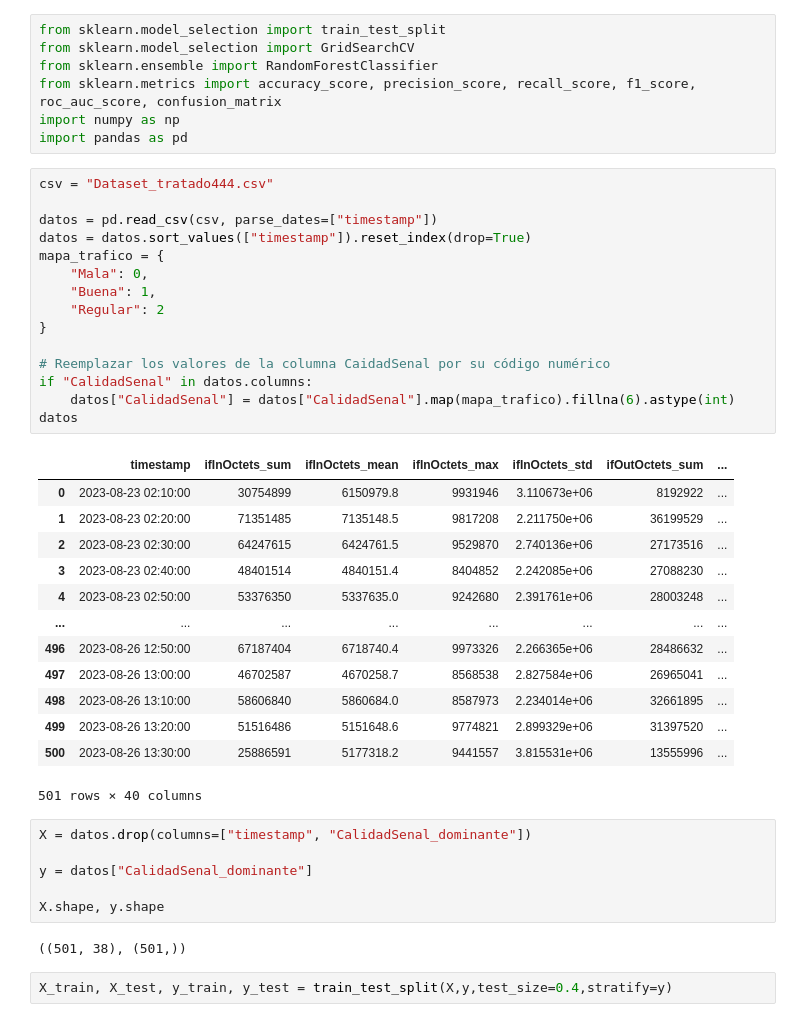
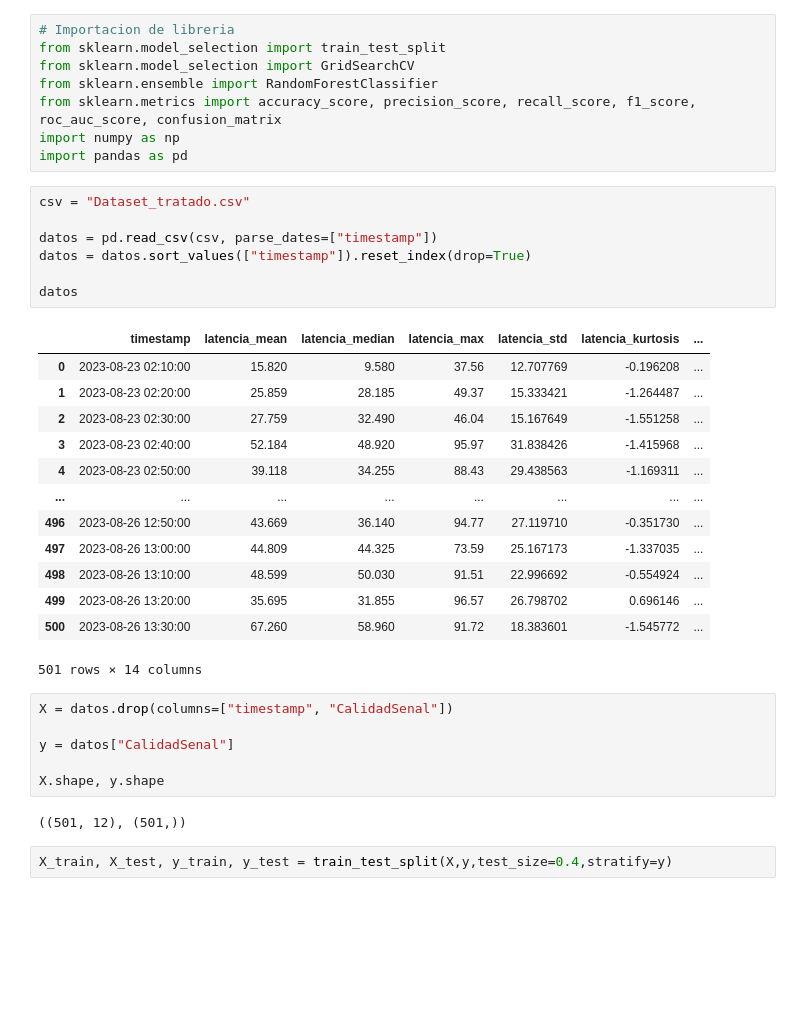
Before and after one commit to Fernandez-Ser/Proyecto, a Jupyter notebook: Proyecto01_Hparametros.ipynb, the cells around one changed output. Cells and saved outputs as stored; diff of their text form; blank space fills up the shorter version.

```diff
--- a/Proyecto01_Hparametros.ipynb
+++ b/Proyecto01_Hparametros.ipynb
@@ -1,4 +1,5 @@
 # %%
+# Importacion de libreria
 from sklearn.model_selection import train_test_split
 from sklearn.model_selection import GridSearchCV
 from sklearn.ensemble import RandomForestClassifier
@@ -6,42 +7,34 @@ from sklearn.metrics import accuracy_score, precision_score, recall_score, f1_sc
 import numpy as np
 import pandas as pd
 # %%
-csv = "Dataset_tratado444.csv"
+csv = "Dataset_tratado.csv"
 
 datos = pd.read_csv(csv, parse_dates=["timestamp"])
 datos = datos.sort_values(["timestamp"]).reset_index(drop=True)
-mapa_trafico = {
-    "Mala": 0,
-    "Buena": 1,
-    "Regular": 2
-}
 
-# Reemplazar los valores de la columna CaidadSenal por su código numérico
-if "CalidadSenal" in datos.columns:
-    datos["CalidadSenal"] = datos["CalidadSenal"].map(mapa_trafico).fillna(6).astype(int)
 datos
 # %% [output]
-|  | timestamp | ifInOctets_sum | ifInOctets_mean | ifInOctets_max | ifInOctets_std | ifOutOctets_sum | ... |
-| 0 | 2023-08-23 02:10:00 | 30754899 | 6150979.8 | 9931946 | 3.110673e+06 | 8192922 | ... |
-| 1 | 2023-08-23 02:20:00 | 71351485 | 7135148.5 | 9817208 | 2.211750e+06 | 36199529 | ... |
-| 2 | 2023-08-23 02:30:00 | 64247615 | 6424761.5 | 9529870 | 2.740136e+06 | 27173516 | ... |
-| 3 | 2023-08-23 02:40:00 | 48401514 | 4840151.4 | 8404852 | 2.242085e+06 | 27088230 | ... |
-| 4 | 2023-08-23 02:50:00 | 53376350 | 5337635.0 | 9242680 | 2.391761e+06 | 28003248 | ... |
+|  | timestamp | latencia_mean | latencia_median | latencia_max | latencia_std | latencia_kurtosis | ... |
+| 0 | 2023-08-23 02:10:00 | 15.820 | 9.580 | 37.56 | 12.707769 | -0.196208 | ... |
+| 1 | 2023-08-23 02:20:00 | 25.859 | 28.185 | 49.37 | 15.333421 | -1.264487 | ... |
+| 2 | 2023-08-23 02:30:00 | 27.759 | 32.490 | 46.04 | 15.167649 | -1.551258 | ... |
+| 3 | 2023-08-23 02:40:00 | 52.184 | 48.920 | 95.97 | 31.838426 | -1.415968 | ... |
+| 4 | 2023-08-23 02:50:00 | 39.118 | 34.255 | 88.43 | 29.438563 | -1.169311 | ... |
 | ... | ... | ... | ... | ... | ... | ... | ... |
-| 496 | 2023-08-26 12:50:00 | 67187404 | 6718740.4 | 9973326 | 2.266365e+06 | 28486632 | ... |
-| 497 | 2023-08-26 13:00:00 | 46702587 | 4670258.7 | 8568538 | 2.827584e+06 | 26965041 | ... |
-| 498 | 2023-08-26 13:10:00 | 58606840 | 5860684.0 | 8587973 | 2.234014e+06 | 32661895 | ... |
-| 499 | 2023-08-26 13:20:00 | 51516486 | 5151648.6 | 9774821 | 2.899329e+06 | 31397520 | ... |
-| 500 | 2023-08-26 13:30:00 | 25886591 | 5177318.2 | 9441557 | 3.815531e+06 | 13555996 | ... |
+| 496 | 2023-08-26 12:50:00 | 43.669 | 36.140 | 94.77 | 27.119710 | -0.351730 | ... |
+| 497 | 2023-08-26 13:00:00 | 44.809 | 44.325 | 73.59 | 25.167173 | -1.337035 | ... |
+| 498 | 2023-08-26 13:10:00 | 48.599 | 50.030 | 91.51 | 22.996692 | -0.554924 | ... |
+| 499 | 2023-08-26 13:20:00 | 35.695 | 31.855 | 96.57 | 26.798702 | 0.696146 | ... |
+| 500 | 2023-08-26 13:30:00 | 67.260 | 58.960 | 91.72 | 18.383601 | -1.545772 | ... |
-501 rows × 40 columns
+501 rows × 14 columns
 # %%
-X = datos.drop(columns=["timestamp", "CalidadSenal_dominante"])
+X = datos.drop(columns=["timestamp", "CalidadSenal"])
 
-y = datos["CalidadSenal_dominante"]
+y = datos["CalidadSenal"]
 
 X.shape, y.shape
 # %% [output]
-((501, 38), (501,))
+((501, 12), (501,))
 # %%
 X_train, X_test, y_train, y_test = train_test_split(X,y,test_size=0.4,stratify=y)
 # %%
```
Also changed, not shown: parts of 11 cells of this notebook.
